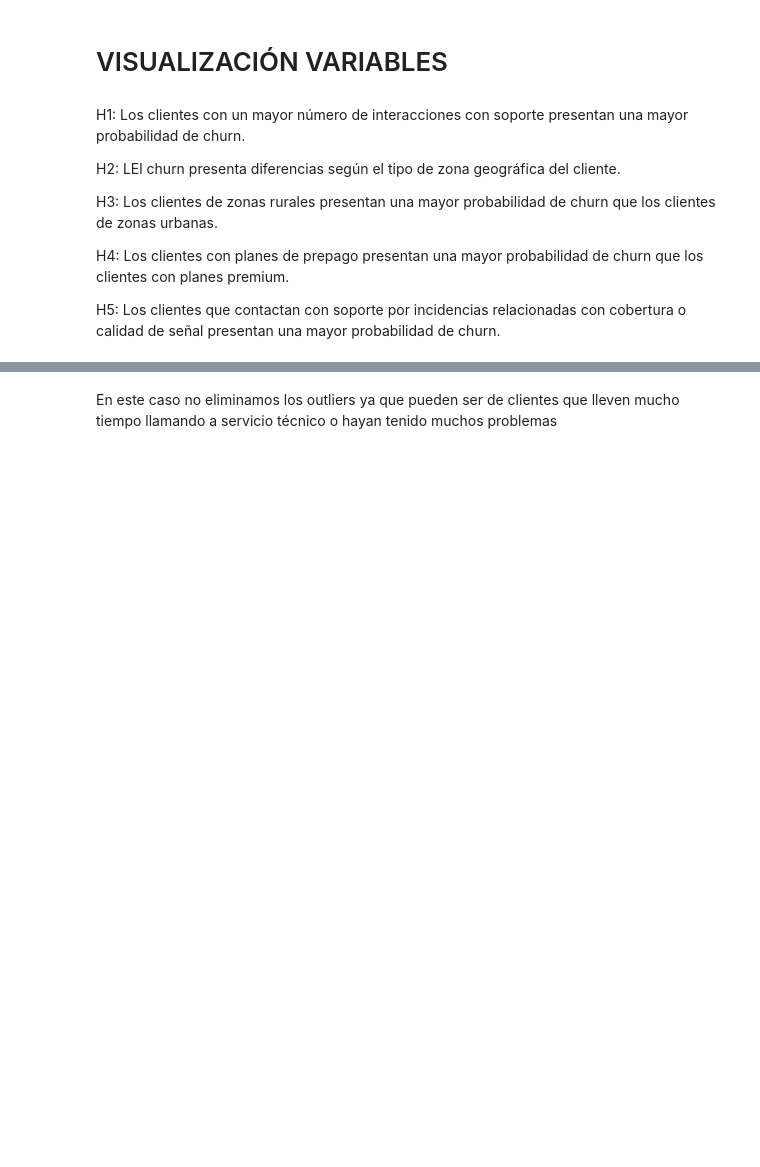
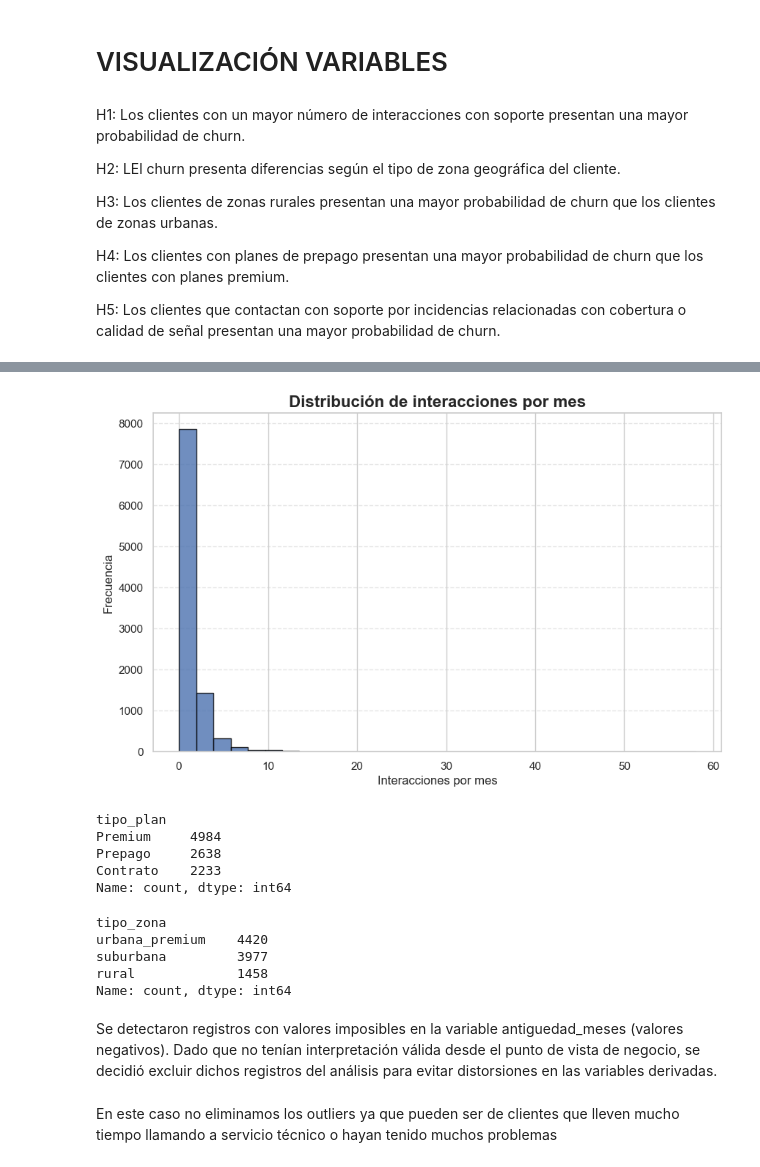
Before and after one commit to ancarmar03-create/UCV-Churn, a Jupyter notebook: notebooks/modelo1.ipynb, the cells around one changed output, grey strips where cells are left out. Drawn from its saved outputs; the diff is of its cells as text; code cells hidden in the pictures; blank space fills up the shorter version.

```diff
--- a/notebooks/modelo1.ipynb
+++ b/notebooks/modelo1.ipynb
@@ -565,0 +473,15 @@ plt.show()
+# %%
+df_modelo_final = df_modelo_final[
+    df_modelo_final['antiguedad_meses'] >= 0
+]
+
+df_modelo_final['interacciones_por_mes'] = (
+    df_modelo_final['num_interacciones_total']
+    / df_modelo_final['antiguedad_meses']
+)
+
+df_modelo_final['interacciones_por_mes'] = (
+    df_modelo_final['interacciones_por_mes']
+    .replace([np.inf, -np.inf], 0)
+    .fillna(0)
+)
@@ -565,0 +500,52 @@ plt.show()
+# %%
+import matplotlib.pyplot as plt
+
+plt.figure(figsize=(10,6))
+
+plt.hist(
+    df_modelo_final['interacciones_por_mes'],
+    bins=30,
+    edgecolor='black',
+    alpha=0.8)
+
+plt.title(
+    'Distribución de interacciones por mes',
+    fontsize=16,
+    fontweight='bold'
+)
+
+plt.xlabel(
+    'Interacciones por mes',
+    fontsize=12
+)
+
+plt.ylabel(
+    'Frecuencia',
+    fontsize=12
+)
+
+plt.grid(
+    axis='y',
+    linestyle='--',
+    alpha=0.5
+)
+
+plt.show()
+# %% [output]
+[figure, added]
+# %%
+df_modelo_final['tipo_plan'].value_counts()
+# %% [output]
+tipo_plan
+Premium     4984
+Prepago     2638
+Contrato    2233
+Name: count, dtype: int64
+# %%
+df_modelo_final['tipo_zona'].value_counts()
+# %% [output]
+tipo_zona
+urbana_premium    4420
+suburbana         3977
+rural             1458
+Name: count, dtype: int64
@@ -566,3 +554,5 @@ plt.show()
+# %% [markdown]
+Se detectaron registros con valores imposibles en la variable antiguedad_meses (valores negativos). Dado que no tenían interpretación válida desde el punto de vista de negocio, se decidió excluir dichos registros del análisis para evitar distorsiones en las variables derivadas.
 # %% [markdown]
 En este caso no eliminamos los outliers ya que pueden ser de clientes que lleven mucho tiempo llamando a servicio técnico o hayan tenido muchos problemas
 # %% [markdown]
```
Also changed, not shown: parts of 41 cells of this notebook.
